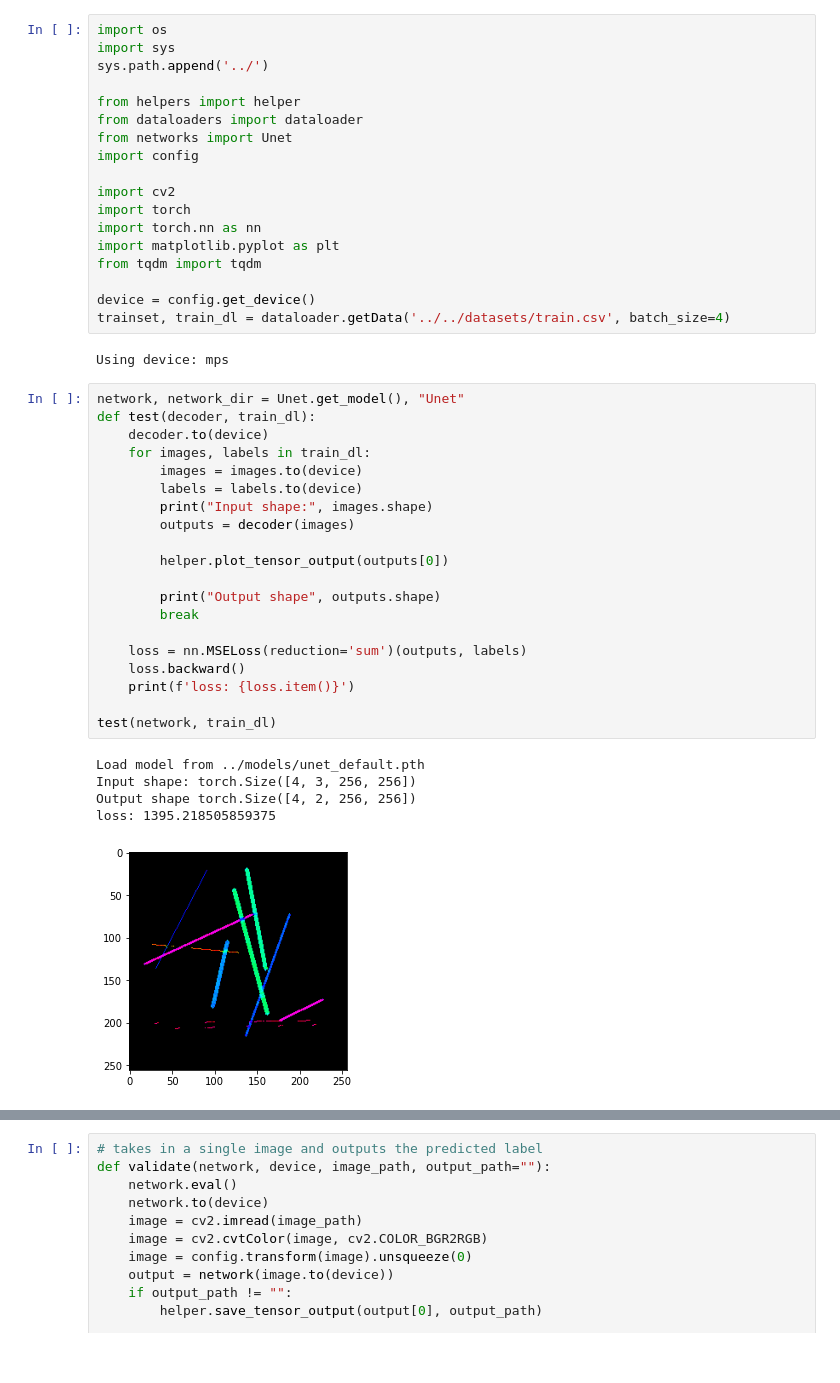
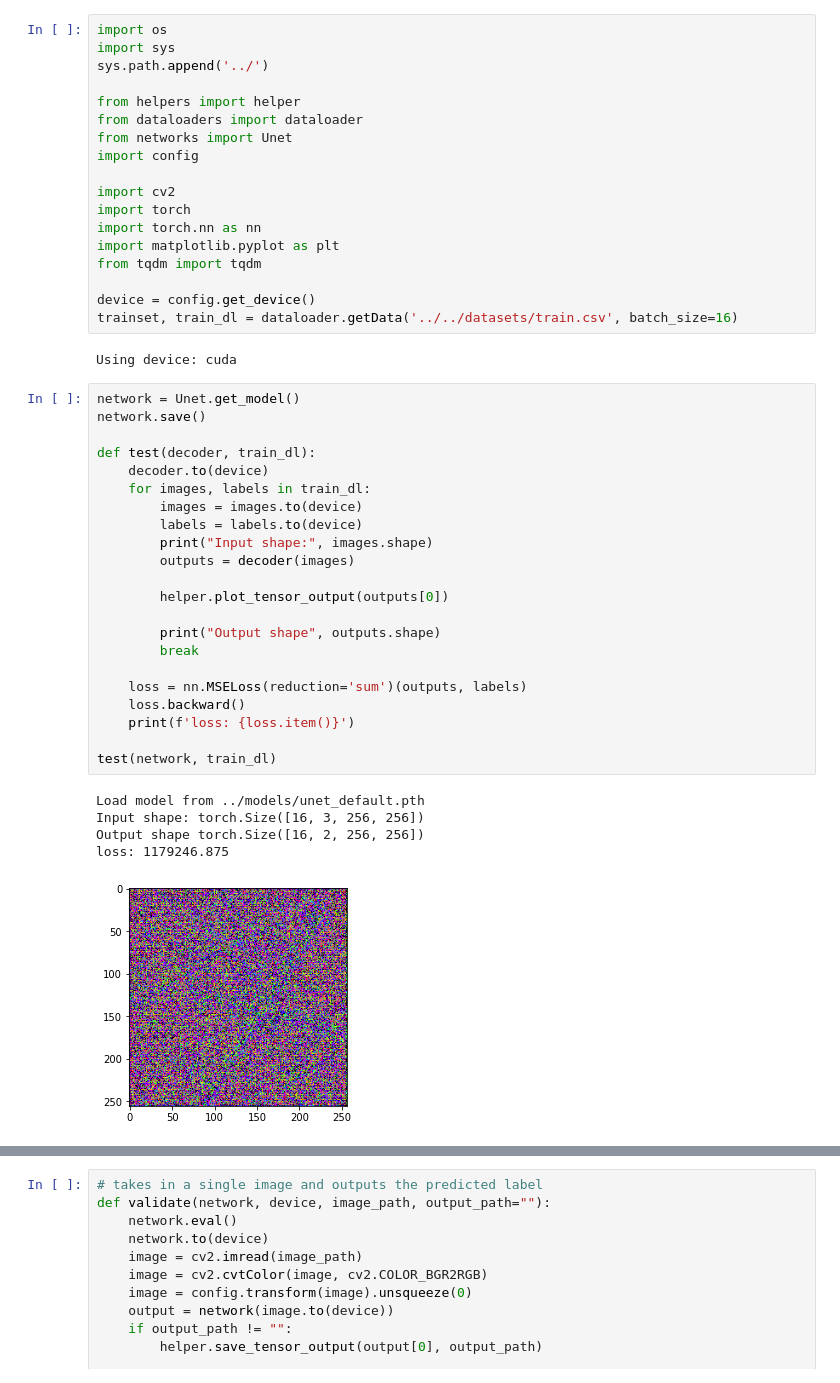
Before and after one commit to liuyoshio/visual-illusion, a Jupyter notebook: trainers/trainer_test.ipynb, the cells around one changed output, grey strips where cells are left out. Drawn from its saved outputs; the diff is of its cells as text.

Commit message:
modify model

```diff
--- a/trainers/trainer_test.ipynb
+++ b/trainers/trainer_test.ipynb
@@ -15,35 +15,37 @@ import matplotlib.pyplot as plt
 from tqdm import tqdm
 
 device = config.get_device()
-trainset, train_dl = dataloader.getData('../../datasets/train.csv', batch_size=4)
+trainset, train_dl = dataloader.getData('../../datasets/train.csv', batch_size=16)
 # %% [output]
-Using device: mps
+Using device: cuda
 # %%
-network, network_dir = Unet.get_model(), "Unet"
+network = Unet.get_model()
+network.save()
+
 def test(decoder, train_dl):
     decoder.to(device)
     for images, labels in train_dl:
         images = images.to(device)
         labels = labels.to(device)
         print("Input shape:", images.shape)
         outputs = decoder(images)
 
         helper.plot_tensor_output(outputs[0])
 
         print("Output shape", outputs.shape)
         break
 
     loss = nn.MSELoss(reduction='sum')(outputs, labels)
     loss.backward()
     print(f'loss: {loss.item()}')
 
 test(network, train_dl)
 # %% [output]
 Load model from ../models/unet_default.pth
-Input shape: torch.Size([4, 3, 256, 256])
-Output shape torch.Size([4, 2, 256, 256])
-loss: 1395.218505859375
+Input shape: torch.Size([16, 3, 256, 256])
+Output shape torch.Size([16, 2, 256, 256])
+loss: 1179246.875
-[figure, old version]
+[figure, new version]
 # %%
 def train_one_epoch(network, train_dl, criterion, optimizer, scaler, device):
     # train_acc = 0.0
```
Also changed, not shown: parts of 1 cell of this notebook, 7 other files.
